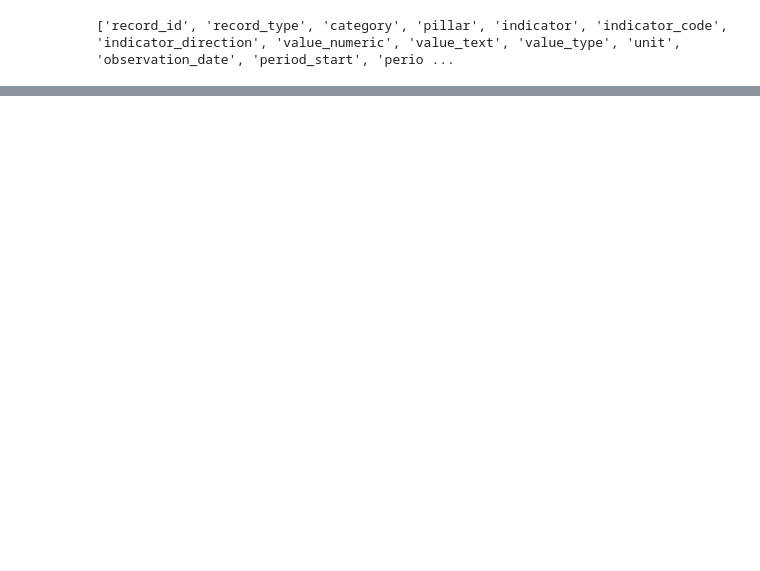
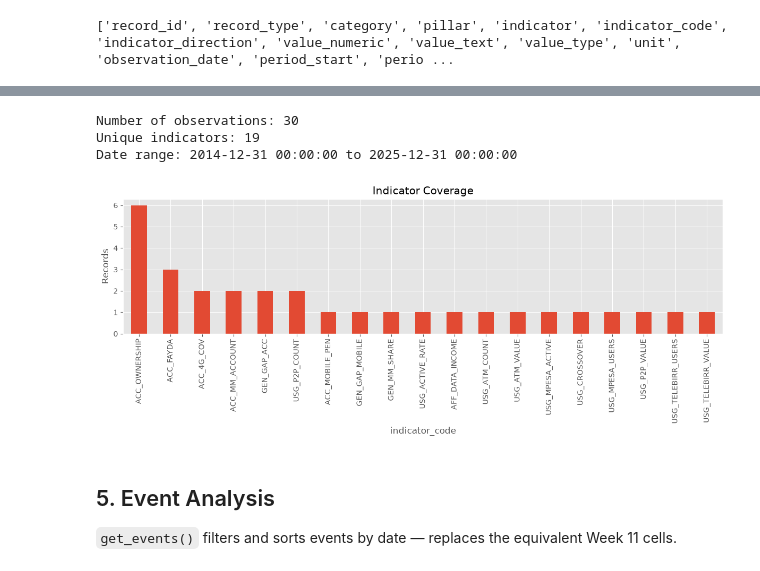
Before and after one commit to Lalisecf/ethiopia-fi-forecast-week11, a Jupyter notebook: notebooks/task1_data_exploration.ipynb, the cells around one changed output, grey strips where cells are left out. Saved outputs shown, nothing was run; the diff lists cells and outputs as text; code cells hidden in the pictures; blank space fills up the shorter version.

Commit message:
feat: complete Week 12 project improvements and documentation

```diff
--- a/notebooks/task1_data_exploration.ipynb
+++ b/notebooks/task1_data_exploration.ipynb
@@ -813,17 +107,0 @@ new_impacts
-# %%
-# ============================================================
-# Append New Records
-# ============================================================
-
-df = pd.concat(
-    [df, new_observations, new_events],
-    ignore_index=True
-)
-
-impact_links = pd.concat(
-    [impact_links, new_impacts],
-    ignore_index=True
-)
-
-print(df.shape)
-print(impact_links.shape)
@@ -855,0 +156,29 @@ Enriched datasets saved successfully.
+# %%
+observations = get_observations(df)
+print("Number of observations:", observations.shape[0])
+print("Unique indicators:", observations["indicator_code"].nunique())
+print("Date range:", observations["observation_date"].min(), "to", observations["observation_date"].max())
+# %% [output]
+Number of observations: 30
+Unique indicators: 19
+Date range: 2014-12-31 00:00:00 to 2025-12-31 00:00:00
+# %%
+coverage = (
+    observations
+    .groupby("indicator_code")
+    .size()
+    .sort_values(ascending=False)
+)
+
+plt.figure(figsize=(12, 5))
+coverage.plot(kind="bar")
+plt.ylabel("Records")
+plt.title("Indicator Coverage")
+plt.tight_layout()
+plt.show()
+# %% [output]
+[figure, added]
+# %% [markdown]
+## 5. Event Analysis
+
+`get_events()` filters and sorts events by date — replaces the equivalent Week 11 cells.
```
Also changed, not shown: parts of 82 cells of this notebook, 39 other files.
